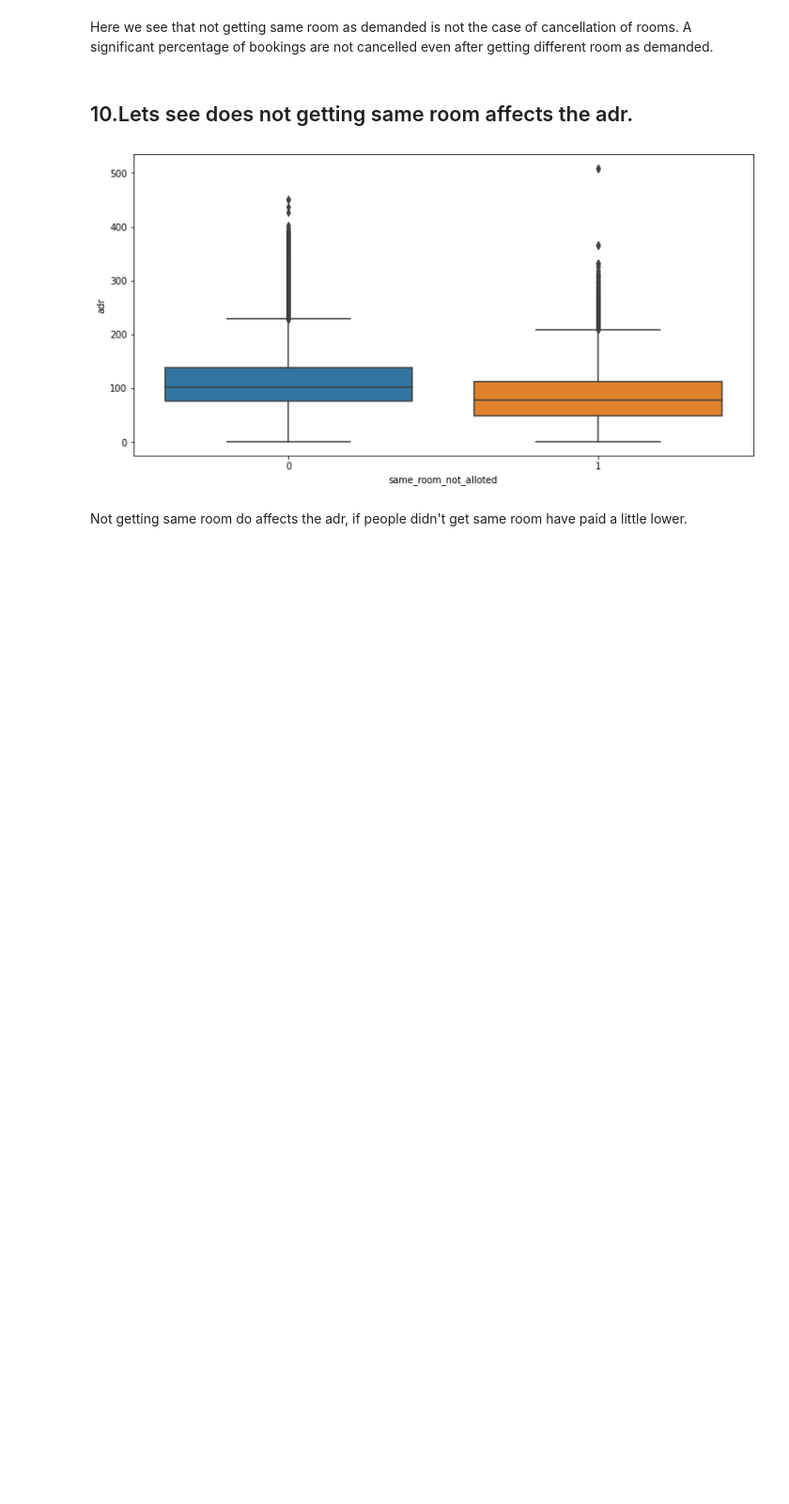
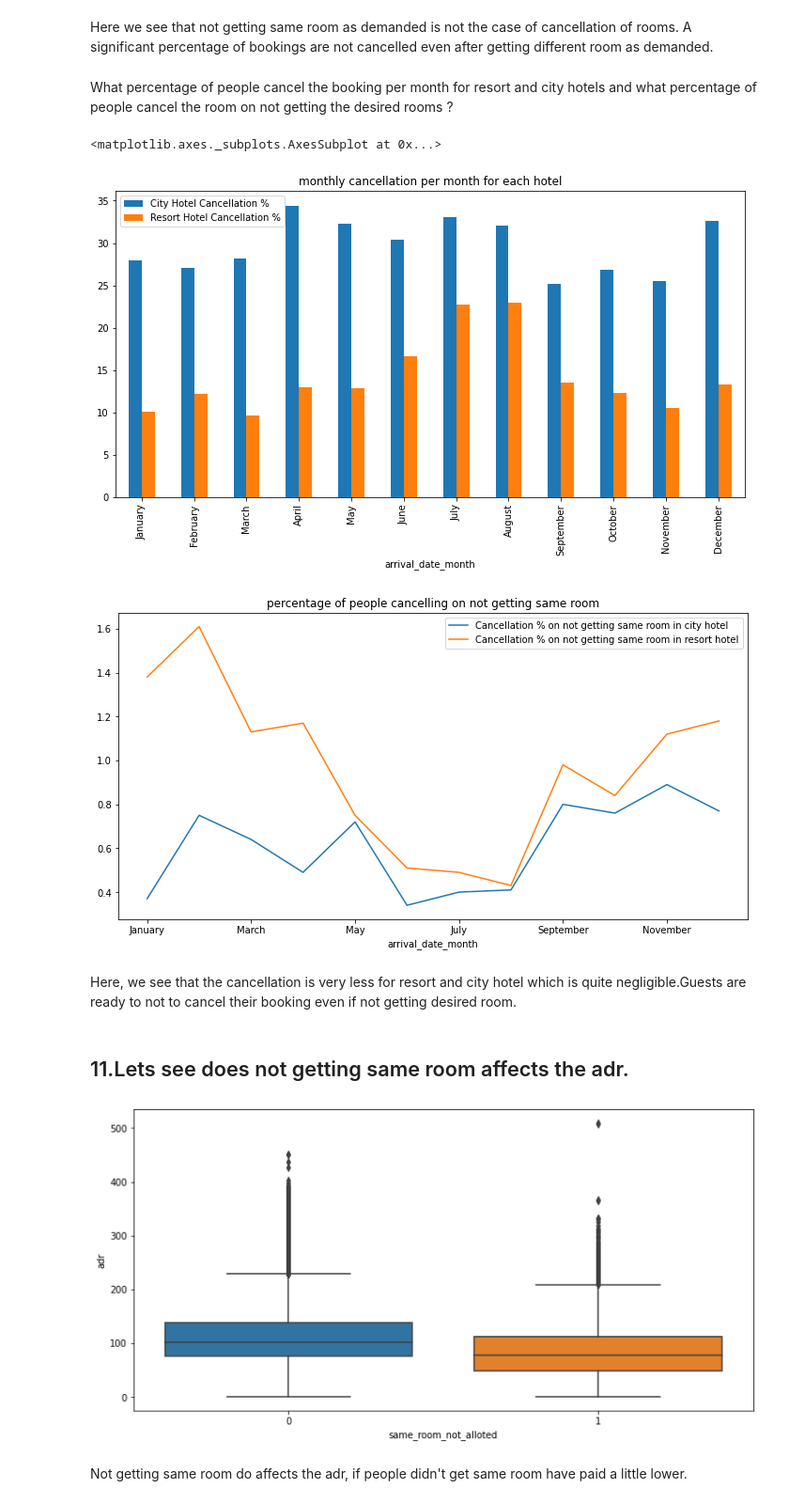
Before and after one commit to bindukovvada/Data-Science, a Jupyter notebook: Team_Hotel_Booking_Analysis_Capstone_Project.ipynb, the cells around one changed output. Shown at 94% size. Drawn from its saved outputs; the diff is of its cells as text; code cells hidden in the pictures; blank space fills up the shorter version.

```diff
--- a/Team_Hotel_Booking_Analysis_Capstone_Project.ipynb
+++ b/Team_Hotel_Booking_Analysis_Capstone_Project.ipynb
@@ -363,8 +414,56 @@ plt.show()
 [figure]
 # %% [markdown]
 Here we see that not getting same room as demanded is not the case of cancellation of rooms. A significant percentage of bookings are not cancelled even after getting different room as demanded.
+# %% [markdown]
+What percentage of people cancel the booking per month for resort and city hotels and what percentage of people cancel the room on not getting the desired rooms ?
+# %%
+new_order = ['January', 'February', 'March', 'April', 'May', 'June', 'July', 'August', 'September', 'October', 'November', 'December']
+
+df3=data.iloc[:,[0,1,4,19,20]] #filtering only the required columns
+df3=df3.groupby(['arrival_date_month','is_canceled','hotel']).agg({'is_canceled':'count'}).unstack().unstack().reindex(new_order, axis=0)
+#here we find the number of cancelations per month for each hotel type using groupby
+
+df2=data.iloc[:,[0,4,22]] #now we find the number of bookings made per month
+df2=df2.groupby(['arrival_date_month','hotel'])['deposit_type'].size().unstack().reindex(new_order, axis=0)
+
+#now we create two new data frames to find the cancellation % for each hotel type(separately) per month
+city_hotel_df=pd.DataFrame(round((df3[('is_canceled','City Hotel',1)]/(df2['City Hotel']))*100,2))
+resort_hotel_df=pd.DataFrame(round((df3[('is_canceled','Resort Hotel',1)]/(df2['City Hotel']))*100,2))
+
+#we merge the files containing the cancellation % per month for city and for resort
+monthly_cancellation_df= city_hotel_df.merge(resort_hotel_df,how='inner',on='arrival_date_month')
+#give approprite column names
+monthly_cancellation_df.rename(columns={'0_x':'City Hotel Cancellation %','0_y':'Resort Hotel Cancellation %'},inplace=True)
+
+monthly_cancellation_df.plot(kind='bar',title='monthly cancellation per month for each hotel',figsize=(12,6))
+
+df1=data.iloc[:,[0,1,4,19,20,22]].rename(columns={'deposit_type':'Bookings'})
+#to get desired columns, and we use the count of deposit_type for bookings made per month
+df1=df1[df1['assigned_room_type']!=data['reserved_room_type']]
+df1=df1.groupby(['arrival_date_month','hotel']).agg({'is_canceled':'sum','Bookings':'count'}).unstack().reindex(new_order, axis=0)
+
+
+df2=data.iloc[:,[0,4,22]] #now we find the number of bookings made per month
+df2=df2.groupby(['arrival_date_month','hotel'])['deposit_type'].size().unstack().reindex(new_order, axis=0)
+
+#df1 gives the number of cancellations per month for each hotel type and the number of bookings, but booking numbers are only for
+#those conditions where customers don't get desired rooms.
+
+#df2 is the monthly number of bookings for each hotel type
+cancellation_on_not_getting_same_room_city_hotel_df=pd.DataFrame(round((df1['is_canceled','City Hotel']/df2['City Hotel'])*100,2))
+cancellation_on_not_getting_same_room_resort_hotel_df=pd.DataFrame(round((df1['is_canceled','Resort Hotel']/df2['Resort Hotel'])*100,2))
+cancellation_not_same_room = cancellation_on_not_getting_same_room_city_hotel_df.merge(cancellation_on_not_getting_same_room_resort_hotel_df,how='inner',on='arrival_date_month')
+cancellation_sr=cancellation_not_same_room.rename(columns={'0_x':'Cancellation % on not getting same room in city hotel','0_y':'Cancellation % on not getting same room in resort hotel'})
+df3=cancellation_sr
+df3.plot(title='percentage of people cancelling on not getting same room',figsize=(12,6))
+# %% [output]
+<matplotlib.axes._subplots.AxesSubplot at 0x...>
+[figure, added]
+[figure, added]
+# %% [markdown]
+Here, we see that  the cancellation is very less for resort and city hotel which is quite negligible.Guests are ready to not to cancel their booking even if not getting desired room.
 # %% [markdown]
-## 10.Lets see does not getting same room affects the adr.
+## 11.Lets see does not getting same room affects the adr.
 # %%
 data.drop(data[data['adr'] > 5000].index, inplace = True) #Dropping Outliers
 plt.figure(figsize = (12,6))
```
Also changed, not shown: parts of 45 cells of this notebook.
